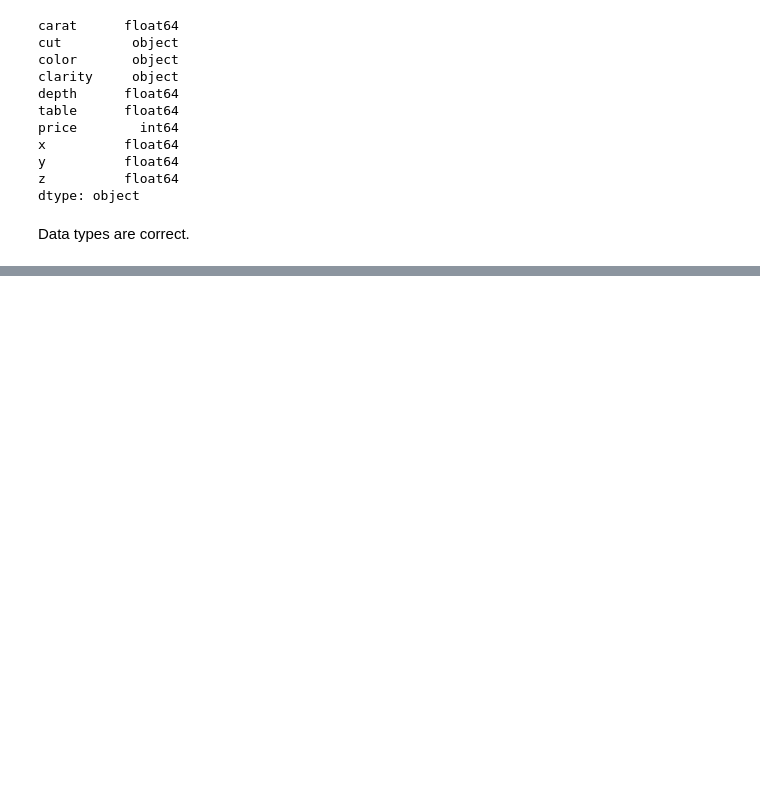
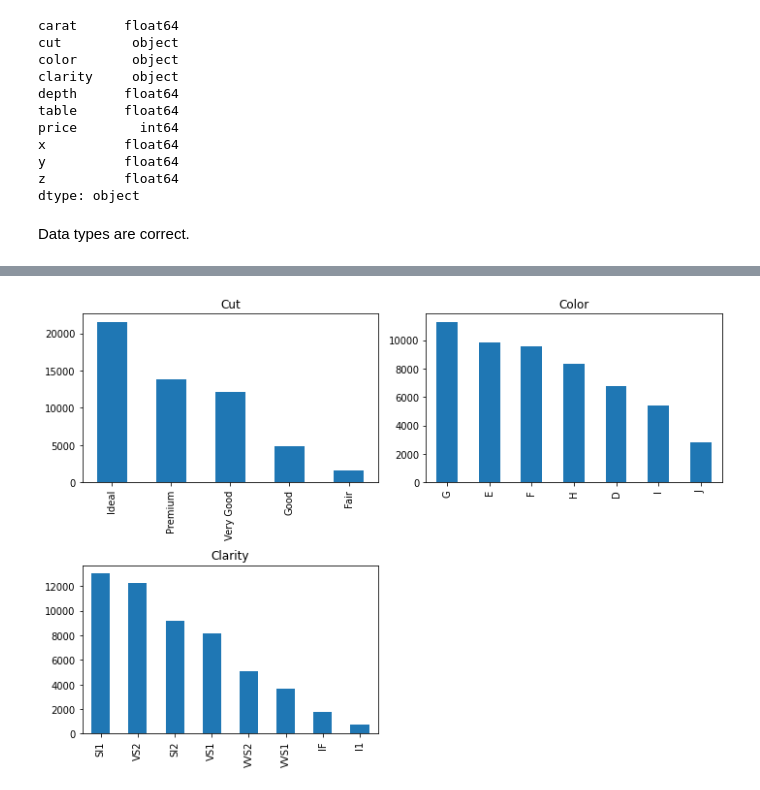
Before and after one commit to brahim0404/Diamond-Data, a Jupyter notebook: project-3.ipynb, the cells around one changed output, grey strips where cells are left out. Drawn from its saved outputs; the diff is of its cells as text; code cells hidden in the pictures; blank space fills up the shorter version.

```diff
--- a/project-3.ipynb
+++ b/project-3.ipynb
@@ -198,0 +218,13 @@ p=sns.pairplot(data)
+# %%
+plt.figure(figsize=(10,7))
+plt.subplot(2,2,1)
+data['cut'].value_counts().plot(kind='bar', title="Cut")
+
+plt.subplot(2,2,2)
+data['color'].value_counts().plot(kind='bar', title="Color")
+
+plt.subplot(2,2,3)
+data['clarity'].value_counts().plot(kind='bar', title='Clarity')
+plt.tight_layout();
+# %% [output]
+[figure, added]
```
Also changed, not shown: parts of 20 cells of this notebook.
